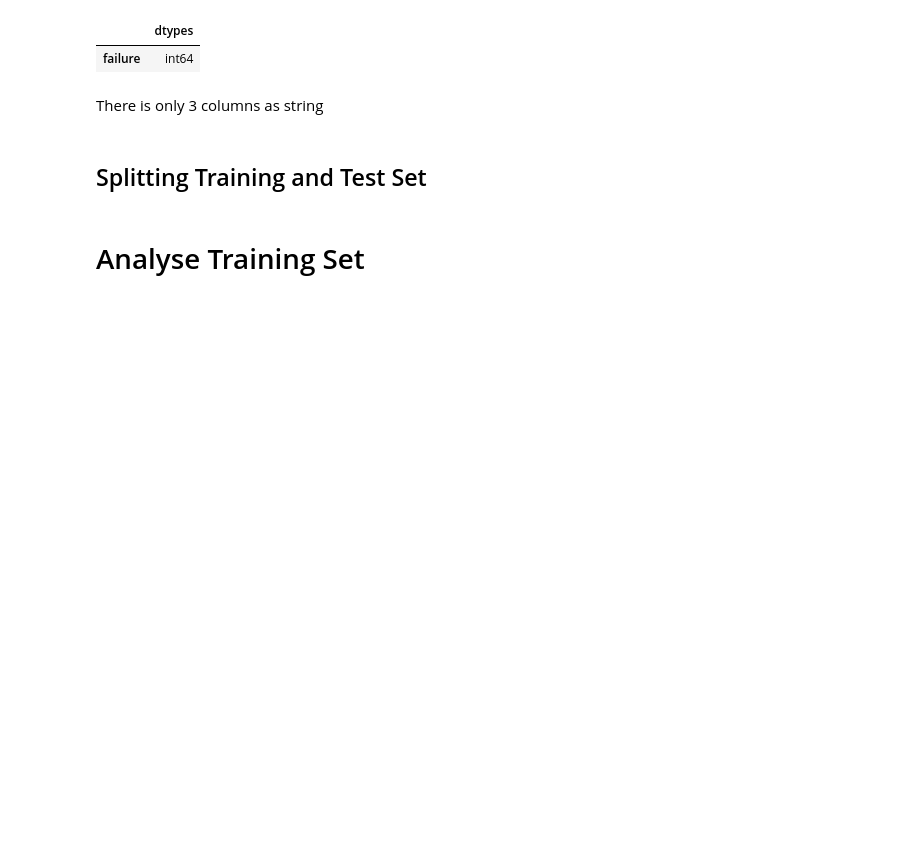
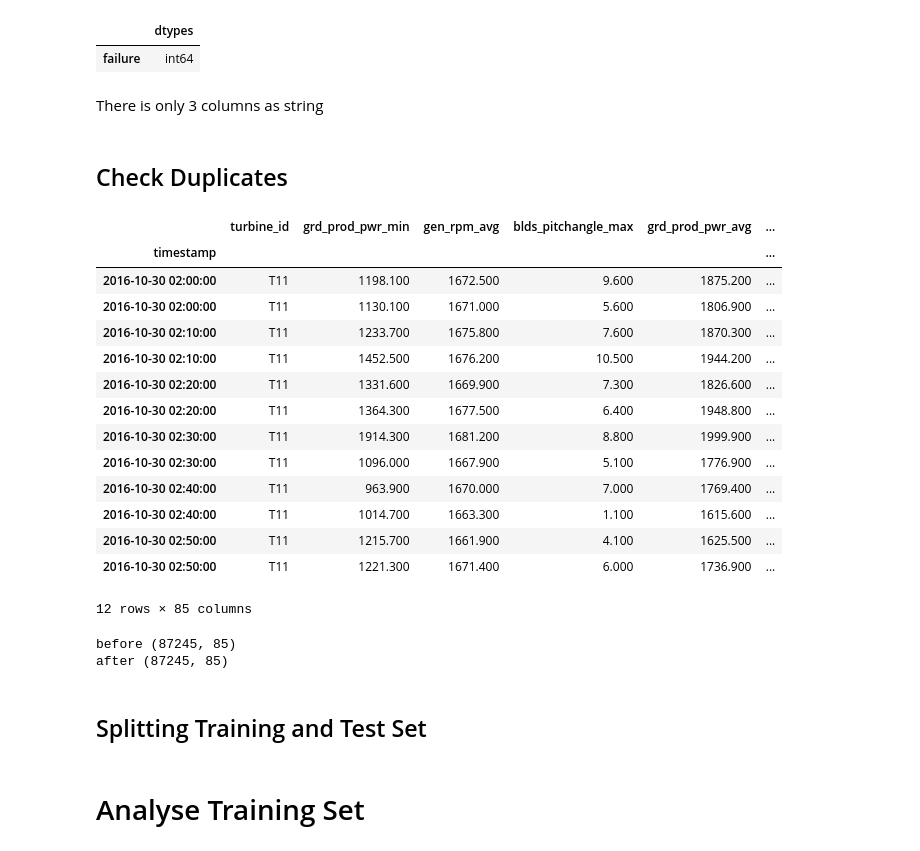
Before and after one commit to Rodrigohamacher/SCADA_wind_turbines, a Jupyter notebook: codes/EDA_SCADA_T11.ipynb, the cells around one changed output. Saved outputs shown, nothing was run; the diff lists cells and outputs as text; code cells hidden in the pictures; blank space fills up the shorter version.

```diff
--- a/codes/EDA_SCADA_T11.ipynb
+++ b/codes/EDA_SCADA_T11.ipynb
@@ -77,6 +83,33 @@ There is only 3 columns as string
 # %%
 tags_float = datatypes[datatypes['dtypes'] == 'float'].index.tolist()
 tags_str = datatypes[datatypes['dtypes'] == 'object'].index.tolist()
+# %% [markdown]
+## Check Duplicates
+# %%
+df[df.index.duplicated(keep=False)]
+# %% [output]
+|  | turbine_id | grd_prod_pwr_min | gen_rpm_avg | blds_pitchangle_max | grd_prod_pwr_avg | ... |
+| timestamp |  |  |  |  |  | ... |
+| 2016-10-30 02:00:00 | T11 | 1198.100 | 1672.500 | 9.600 | 1875.200 | ... |
+| 2016-10-30 02:00:00 | T11 | 1130.100 | 1671.000 | 5.600 | 1806.900 | ... |
+| 2016-10-30 02:10:00 | T11 | 1233.700 | 1675.800 | 7.600 | 1870.300 | ... |
+| 2016-10-30 02:10:00 | T11 | 1452.500 | 1676.200 | 10.500 | 1944.200 | ... |
+| 2016-10-30 02:20:00 | T11 | 1331.600 | 1669.900 | 7.300 | 1826.600 | ... |
+| 2016-10-30 02:20:00 | T11 | 1364.300 | 1677.500 | 6.400 | 1948.800 | ... |
+| 2016-10-30 02:30:00 | T11 | 1914.300 | 1681.200 | 8.800 | 1999.900 | ... |
+| 2016-10-30 02:30:00 | T11 | 1096.000 | 1667.900 | 5.100 | 1776.900 | ... |
+| 2016-10-30 02:40:00 | T11 | 963.900 | 1670.000 | 7.000 | 1769.400 | ... |
+| 2016-10-30 02:40:00 | T11 | 1014.700 | 1663.300 | 1.100 | 1615.600 | ... |
+| 2016-10-30 02:50:00 | T11 | 1215.700 | 1661.900 | 4.100 | 1625.500 | ... |
+| 2016-10-30 02:50:00 | T11 | 1221.300 | 1671.400 | 6.000 | 1736.900 | ... |
+12 rows × 85 columns
+# %%
+print(f'before {df.shape}')
+df = df[~df.index.duplicated(keep='first')]
+print(f'after {df.shape}')
+# %% [output]
+before (87245, 85)
+after (87245, 85)
 # %% [markdown]
 ## Splitting Training and Test Set
 # %%
```
Also changed, not shown: parts of 25 cells of this notebook, 1 other file.
